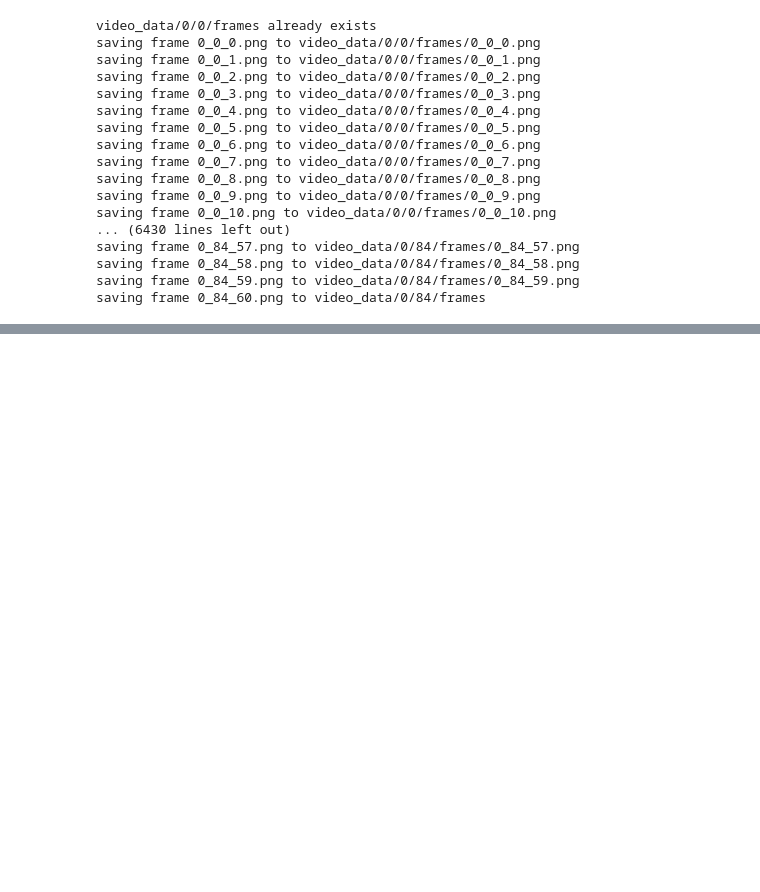
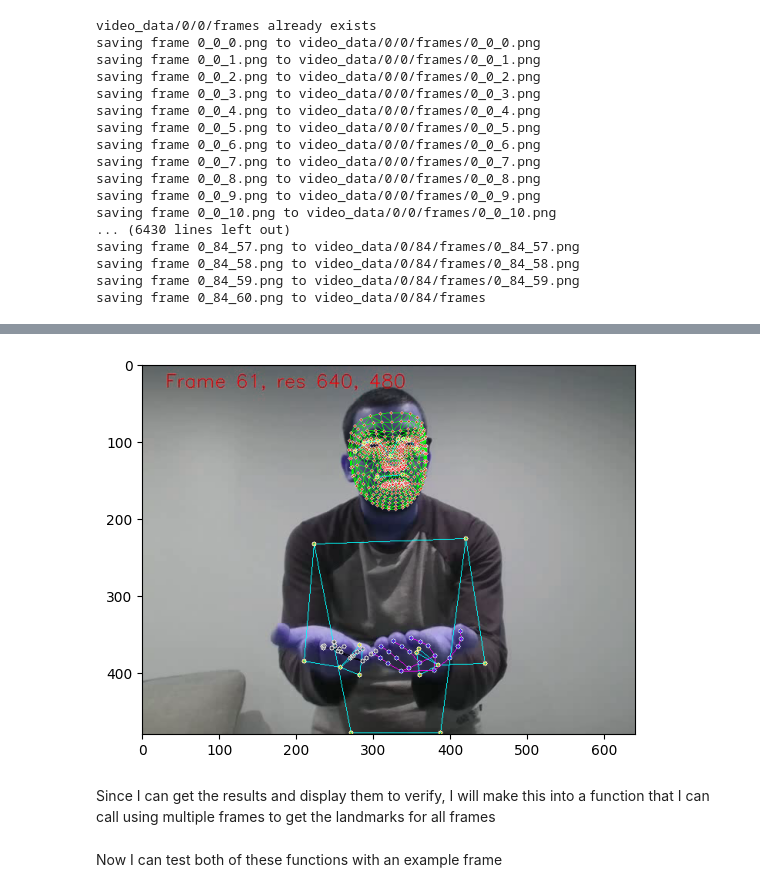
Before and after one commit to hosman-1/ece5831-2024-final-project, a Jupyter notebook: Pre_Processing_Data.ipynb, the cells around one changed output, grey strips where cells are left out. Cells and saved outputs as stored; diff of their text form; code cells hidden in the pictures; blank space fills up the shorter version.

Commit message:
Completed pre-processing notebook

```diff
--- a/Pre_Processing_Data.ipynb
+++ b/Pre_Processing_Data.ipynb
@@ -123,0 +165,8 @@ saving frame 0_84_60.png to video_data/0/84/frames
+# %%
+mp_holistic = mp.solutions.holistic #Used to get the Holistic class inside
+
+# Create the holistic model
+holistic_model = mp_holistic.Holistic(
+    min_detection_confidence=0.5,
+    min_tracking_confidence=0.5
+)
@@ -123,0 +184,35 @@ saving frame 0_84_60.png to video_data/0/84/frames
+# %%
+img_test_mp_rgb = cv2.cvtColor(img_test_mp, cv2.COLOR_BGR2RGB)
+img_test_mp_rgb.flags.writeable = False
+landmarks = holistic_model.process(img_test_mp_rgb)
+img_test_mp_rgb.flags.writeable = True
+img_test_mp = cv2.cvtColor(img_test_mp_rgb, cv2.COLOR_RGB2BGR)
+# %%
+mp_holistic = mp.solutions.holistic #Used to get the Holistic class inside
+mp_draw = mp.solutions.drawing_utils #For drawing the results to verify the model is working
+#Draw Face
+mp_draw.draw_landmarks(img_test_mp, landmarks.face_landmarks, mp_holistic.FACEMESH_TESSELATION,
+                        mp_draw.DrawingSpec(color=(255,0,0), thickness=1, circle_radius=1),
+                        mp_draw.DrawingSpec(color=(0,255,0), thickness=1, circle_radius=1))
+
+#Draw pose
+mp_draw.draw_landmarks(img_test_mp, landmarks.pose_landmarks, mp_holistic.POSE_CONNECTIONS,
+                        mp_draw.DrawingSpec(color=(255,255,0), thickness=1, circle_radius=2),
+                        mp_draw.DrawingSpec(color=(0,255,255), thickness=1, circle_radius=2))
+
+#Draw left hand
+mp_draw.draw_landmarks(img_test_mp, landmarks.left_hand_landmarks, mp_holistic.HAND_CONNECTIONS,
+                        mp_draw.DrawingSpec(color=(0,0,255), thickness=1, circle_radius=2),
+                        mp_draw.DrawingSpec(color=(255,0,255), thickness=1, circle_radius=2))
+
+#Draw right hand
+mp_draw.draw_landmarks(img_test_mp, landmarks.right_hand_landmarks, mp_holistic.HAND_CONNECTIONS,
+                        mp_draw.DrawingSpec(color=(127,127,127), thickness=1, circle_radius=2),
+                        mp_draw.DrawingSpec(color=(0,0,0), thickness=1, circle_radius=2))
+
+plt.imshow(img_test_mp)
+plt.show()
+# %% [output]
+[figure, added]
+# %% [markdown]
+Since I can get the results and display them to verify, I will make this into a function that I can call using multiple frames to get the landmarks for all frames
@@ -123,0 +253,2 @@ saving frame 0_84_60.png to video_data/0/84/frames
+# %% [markdown]
+Now I can test both of these functions with an example frame
```
Also changed, not shown: parts of 57 cells of this notebook.
